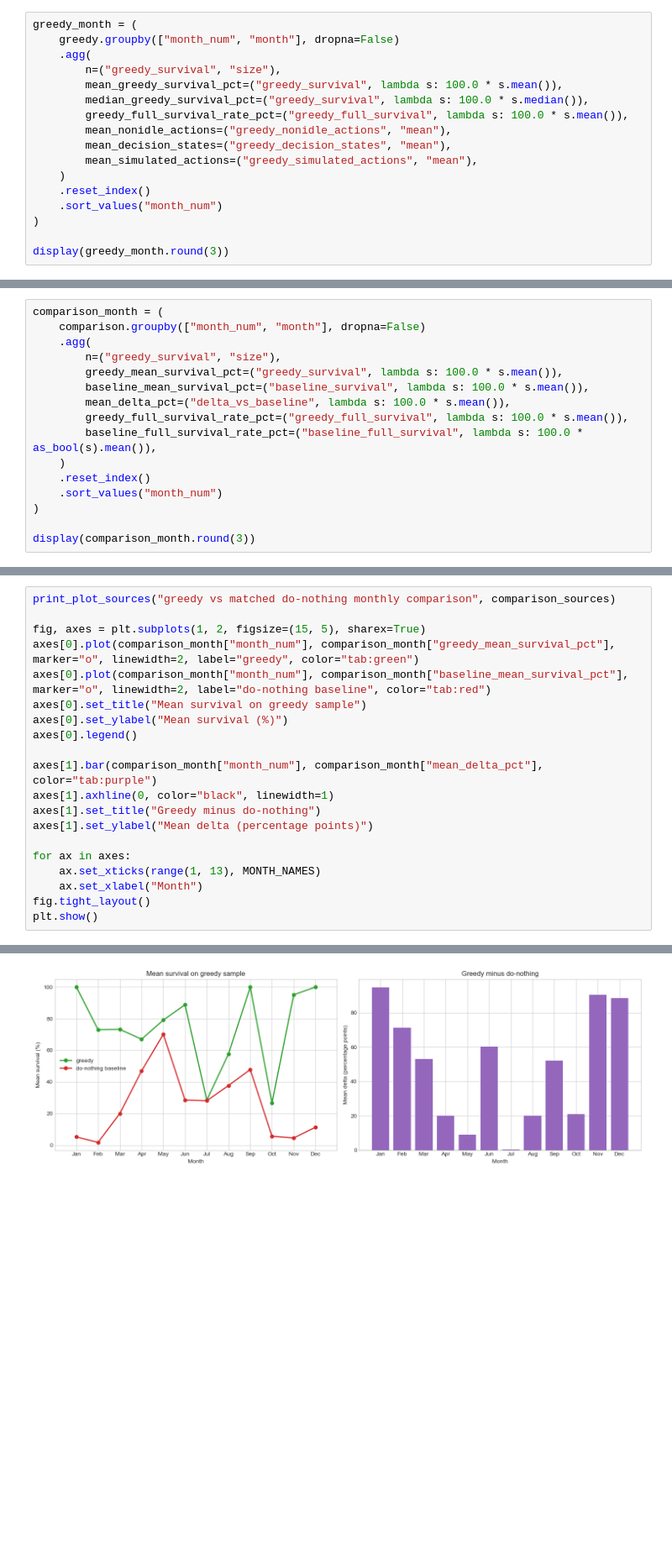
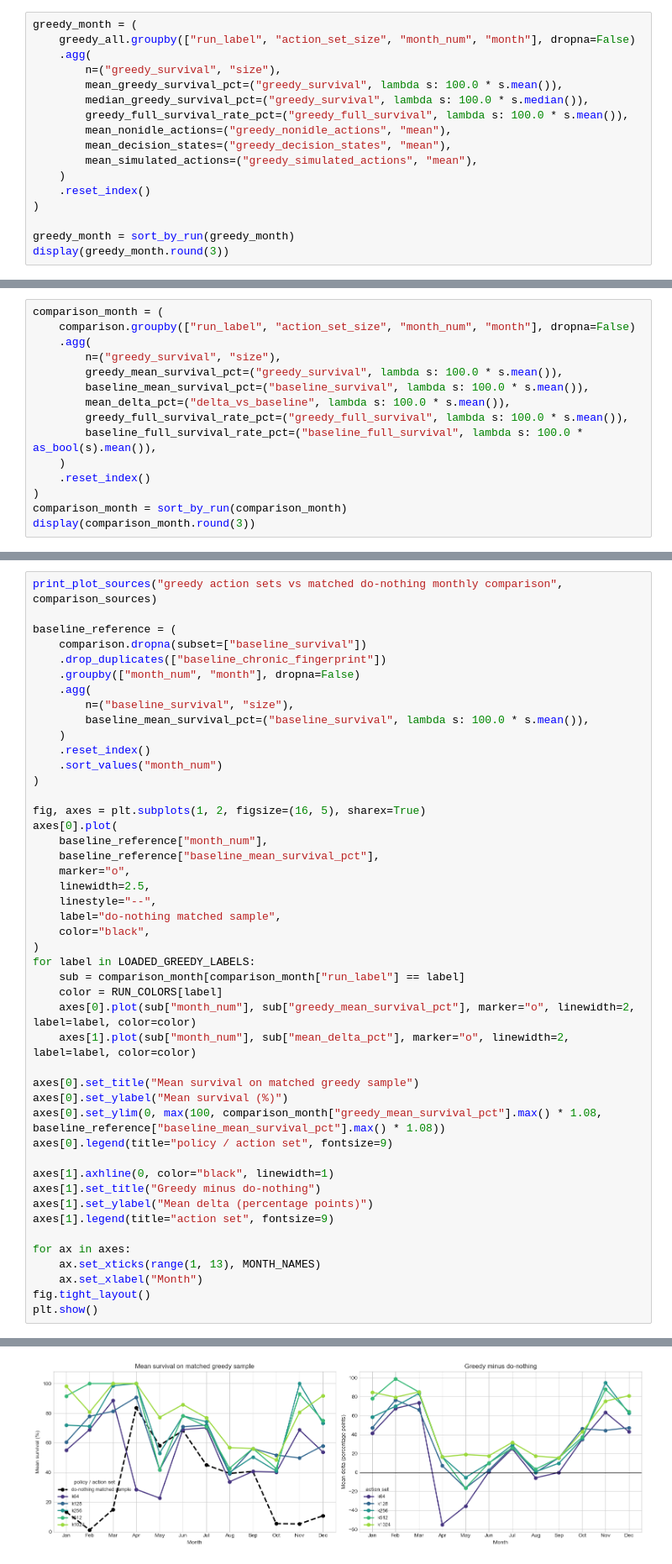
Before and after one commit to corentinplumet/RL_Marl2grid, a Jupyter notebook: Topology_Task/analysis/metrics/notebooks/teacher_student/wcci_monthly_do_nothing_greedy_analysis.ipynb, the cells around one changed output, grey strips where cells are left out. Shown at 84% size. Cells and saved outputs as stored; diff of their text form; blank space fills up the shorter version.

```diff
--- a/Topology_Task/analysis/metrics/notebooks/teacher_student/wcci_monthly_do_nothing_greedy_analysis.ipynb
+++ b/Topology_Task/analysis/metrics/notebooks/teacher_student/wcci_monthly_do_nothing_greedy_analysis.ipynb
@@ -315,6 +583,6 @@ Plot source files for do-nothing monthly counts and full-survival rates:
 # %%
 greedy_month = (
-    greedy.groupby(["month_num", "month"], dropna=False)
+    greedy_all.groupby(["run_label", "action_set_size", "month_num", "month"], dropna=False)
     .agg(
         n=("greedy_survival", "size"),
         mean_greedy_survival_pct=("greedy_survival", lambda s: 100.0 * s.mean()),
@@ -325,8 +593,8 @@ greedy_month = (
         mean_simulated_actions=("greedy_simulated_actions", "mean"),
     )
     .reset_index()
-    .sort_values("month_num")
 )
 
+greedy_month = sort_by_run(greedy_month)
 display(greedy_month.round(3))
 # %% [output]
@@ -453,6 +759,6 @@ Baseline source: downloaded full-test do-nothing CSV matched by fingerprint
 # %%
 comparison_month = (
-    comparison.groupby(["month_num", "month"], dropna=False)
+    comparison.groupby(["run_label", "action_set_size", "month_num", "month"], dropna=False)
     .agg(
         n=("greedy_survival", "size"),
         greedy_mean_survival_pct=("greedy_survival", lambda s: 100.0 * s.mean()),
@@ -462,8 +768,7 @@ comparison_month = (
         baseline_full_survival_rate_pct=("baseline_full_survival", lambda s: 100.0 * as_bool(s).mean()),
     )
     .reset_index()
-    .sort_values("month_num")
 )
-
+comparison_month = sort_by_run(comparison_month)
 display(comparison_month.round(3))
 # %% [output]
@@ -483,17 +792,43 @@ display(comparison_month.round(3))
 # %%
-print_plot_sources("greedy vs matched do-nothing monthly comparison", comparison_sources)
+print_plot_sources("greedy action sets vs matched do-nothing monthly comparison", comparison_sources)
 
-fig, axes = plt.subplots(1, 2, figsize=(15, 5), sharex=True)
-axes[0].plot(comparison_month["month_num"], comparison_month["greedy_mean_survival_pct"], marker="o", linewidth=2, label="greedy", color="tab:green")
-axes[0].plot(comparison_month["month_num"], comparison_month["baseline_mean_survival_pct"], marker="o", linewidth=2, label="do-nothing baseline", color="tab:red")
-axes[0].set_title("Mean survival on greedy sample")
+baseline_reference = (
+    comparison.dropna(subset=["baseline_survival"])
+    .drop_duplicates(["baseline_chronic_fingerprint"])
+    .groupby(["month_num", "month"], dropna=False)
+    .agg(
+        n=("baseline_survival", "size"),
+        baseline_mean_survival_pct=("baseline_survival", lambda s: 100.0 * s.mean()),
+    )
+    .reset_index()
+    .sort_values("month_num")
+)
+
+fig, axes = plt.subplots(1, 2, figsize=(16, 5), sharex=True)
+axes[0].plot(
+    baseline_reference["month_num"],
+    baseline_reference["baseline_mean_survival_pct"],
+    marker="o",
+    linewidth=2.5,
+    linestyle="--",
+    label="do-nothing matched sample",
+    color="black",
+)
+for label in LOADED_GREEDY_LABELS:
+    sub = comparison_month[comparison_month["run_label"] == label]
+    color = RUN_COLORS[label]
+    axes[0].plot(sub["month_num"], sub["greedy_mean_survival_pct"], marker="o", linewidth=2, label=label, color=color)
+    axes[1].plot(sub["month_num"], sub["mean_delta_pct"], marker="o", linewidth=2, label=label, color=color)
+
+axes[0].set_title("Mean survival on matched greedy sample")
 axes[0].set_ylabel("Mean survival (%)")
-axes[0].legend()
+axes[0].set_ylim(0, max(100, comparison_month["greedy_mean_survival_pct"].max() * 1.08, baseline_reference["baseline_mean_survival_pct"].max() * 1.08))
+axes[0].legend(title="policy / action set", fontsize=9)
 
-axes[1].bar(comparison_month["month_num"], comparison_month["mean_delta_pct"], color="tab:purple")
 axes[1].axhline(0, color="black", linewidth=1)
 axes[1].set_title("Greedy minus do-nothing")
 axes[1].set_ylabel("Mean delta (percentage points)")
+axes[1].legend(title="action set", fontsize=9)
 
 for ax in axes:
     ax.set_xticks(range(1, 13), MONTH_NAMES)
@@ -507,2 +845,2 @@ Plot source files for greedy vs matched do-nothing monthly comparison:
-[figure, old version]
+[figure, new version]
 # %%
```
Also changed, not shown: parts of 26 cells of this notebook, 10 other files.
